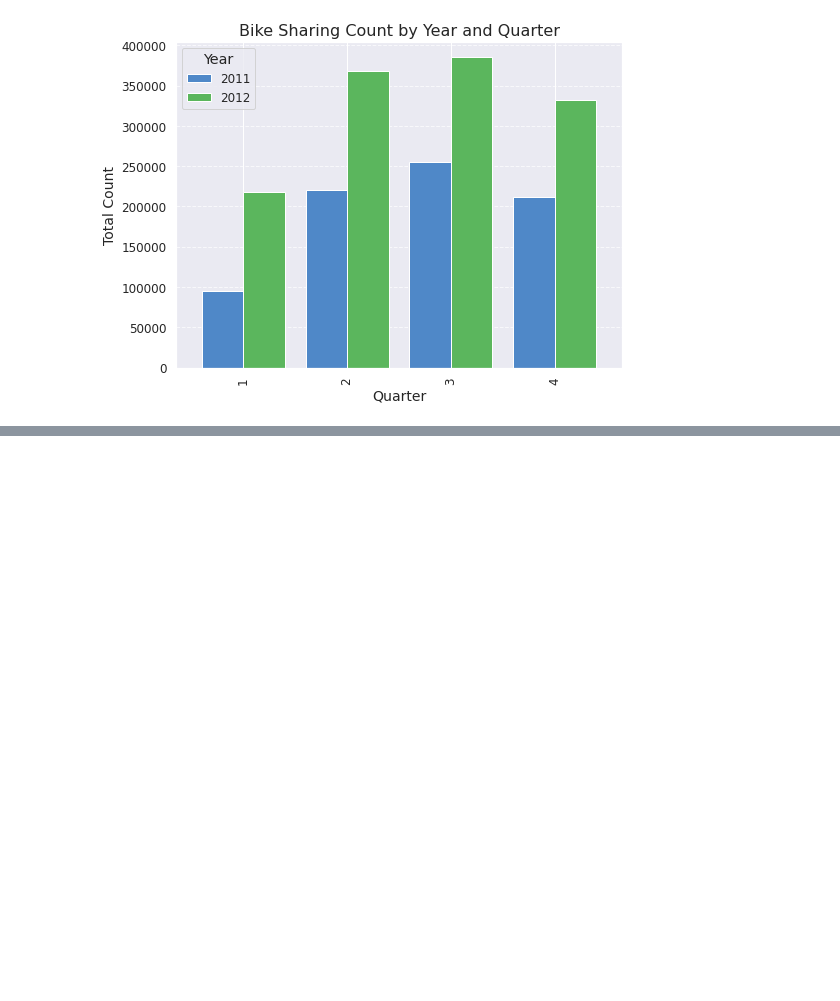
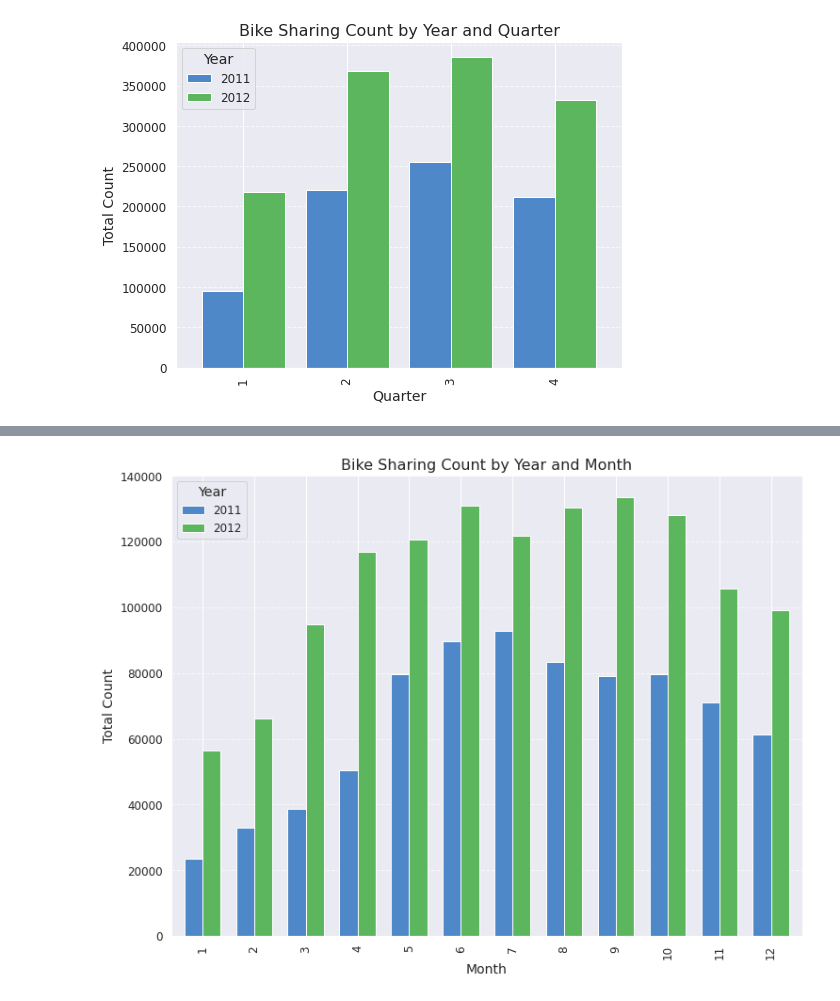
Before and after one commit to nguneonard/nguneonard, a Jupyter notebook: bike-sharing-demand.ipynb, the cells around one changed output, grey strips where cells are left out. Saved outputs shown, nothing was run; the diff lists cells and outputs as text; code cells hidden in the pictures; blank space fills up the shorter version.

Commit message:
Kaggle Notebook | bike-sharing-demand | Version 12

```diff
--- a/bike-sharing-demand.ipynb
+++ b/bike-sharing-demand.ipynb
@@ -290,0 +288,31 @@ plt.show()
+# %%
+# define custom colors
+colors = ['#4f88c8', '#5bb65d', '#f4b342', '#d9455f']
+
+# group the data by year and month and sum the counts
+year_month_count = df.groupby(['year', 'month'])['count'].sum()
+
+# plot the data using a pivot table
+pivot_table = year_month_count.unstack(level=0)
+pivot_table.plot(kind='bar', width=0.7, color=colors)
+
+# add plot title and axis labels
+plt.title('Bike Sharing Count by Year and Month', fontsize=16)
+plt.xlabel('Month', fontsize=14)
+plt.ylabel('Total Count', fontsize=14)
+
+# add legend and adjust its position
+plt.legend(title='Year', fontsize=12, loc='upper left')
+
+# increase tick label font size
+plt.tick_params(axis='both', labelsize=12)
+
+# add gridlines to plot
+plt.grid(axis='y', linestyle='--', alpha=0.7)
+
+# increase figure size
+plt.gcf().set_size_inches(12, 9)
+
+plt.show()
+# %% [output]
+[figure, added]
```
Also changed, not shown: parts of 4 cells of this notebook.
